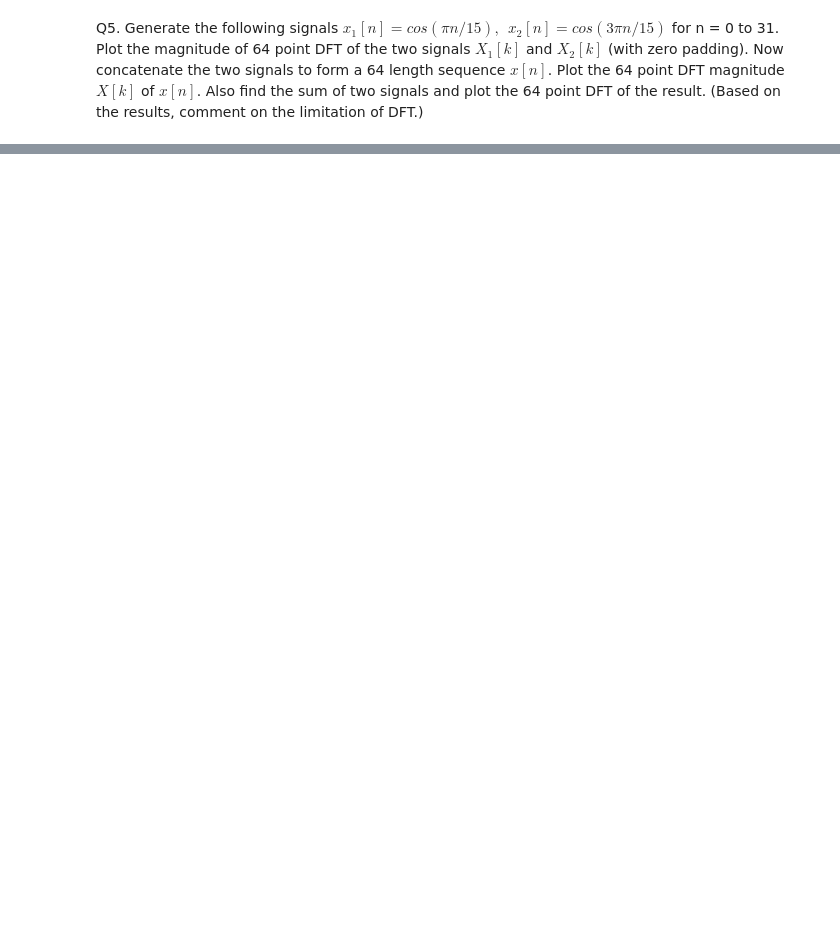
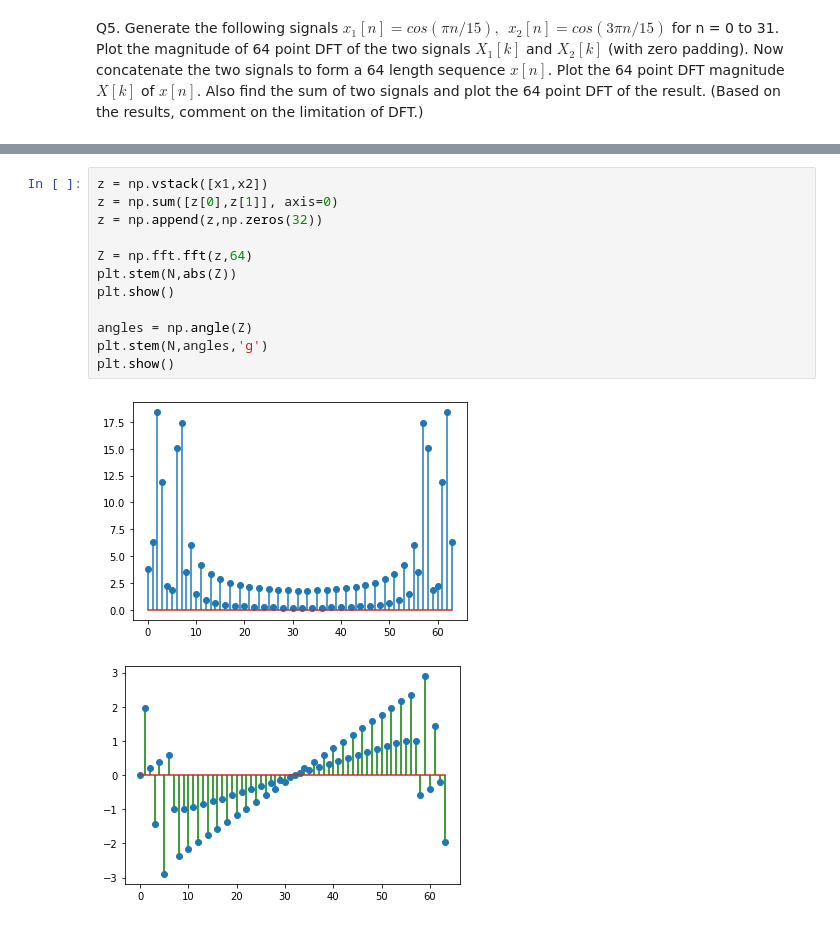
Before and after one commit to the-pinbo/EC211, a Jupyter notebook: LastLab/DFT.ipynb, the cells around one changed output, grey strips where cells are left out. Saved outputs shown, nothing was run; the diff lists cells and outputs as text; blank space fills up the shorter version.

```diff
--- a/LastLab/DFT.ipynb
+++ b/LastLab/DFT.ipynb
@@ -295,0 +336,15 @@ Q5. Generate the following signals $x_1[n] = cos({\pi}n/15),~~x_2[n] = cos(3{\pi
+# %%
+z = np.vstack([x1,x2])
+z = np.sum([z[0],z[1]], axis=0)
+z = np.append(z,np.zeros(32))
+
+Z = np.fft.fft(z,64)
+plt.stem(N,abs(Z))
+plt.show()
+
+angles = np.angle(Z)
+plt.stem(N,angles,'g')
+plt.show()
+# %% [output]
+[figure, added]
+[figure, added]
```
Also changed, not shown: parts of 3 cells of this notebook.
